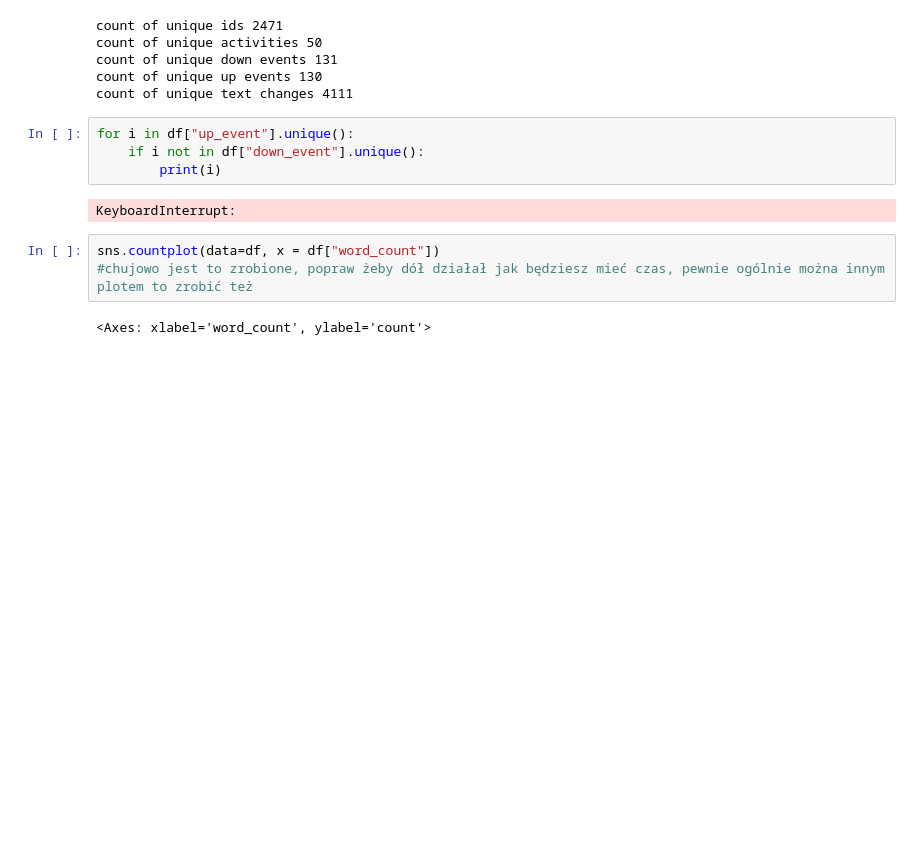
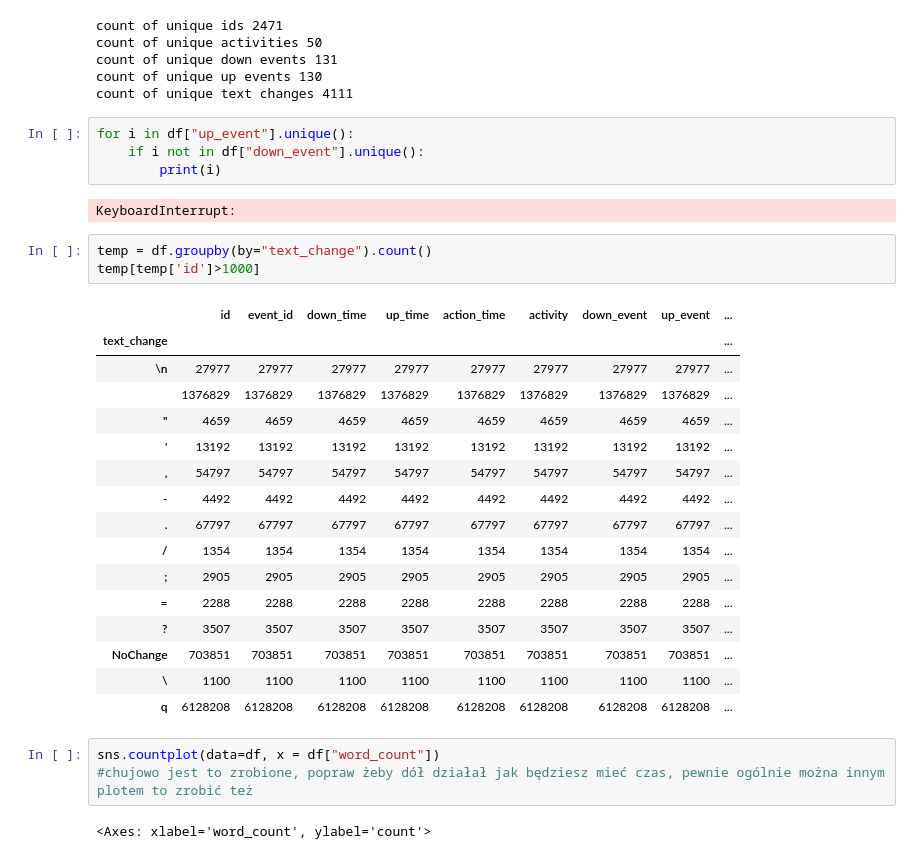
Before and after one commit to PiotrDratwa/Writing_quality_projections, a Jupyter notebook: Linking Writing Processes to Writing Quality.ipynb, the cells around one changed output. Saved outputs shown, nothing was run; the diff lists cells and outputs as text; blank space fills up the shorter version.

```diff
--- a/Linking Writing Processes to Writing Quality.ipynb
+++ b/Linking Writing Processes to Writing Quality.ipynb
@@ -96,6 +96,26 @@ for i in df["up_event"].unique():
         print(i)
 # %% [output]
 KeyboardInterrupt:
+# %%
+temp = df.groupby(by="text_change").count()
+temp[temp['id']>1000]
+# %% [output]
+|  | id | event_id | down_time | up_time | action_time | activity | down_event | up_event | ... |
+| text_change |  |  |  |  |  |  |  |  | ... |
+| \n | 27977 | 27977 | 27977 | 27977 | 27977 | 27977 | 27977 | 27977 | ... |
+|  | 1376829 | 1376829 | 1376829 | 1376829 | 1376829 | 1376829 | 1376829 | 1376829 | ... |
+| " | 4659 | 4659 | 4659 | 4659 | 4659 | 4659 | 4659 | 4659 | ... |
+| ' | 13192 | 13192 | 13192 | 13192 | 13192 | 13192 | 13192 | 13192 | ... |
+| , | 54797 | 54797 | 54797 | 54797 | 54797 | 54797 | 54797 | 54797 | ... |
+| - | 4492 | 4492 | 4492 | 4492 | 4492 | 4492 | 4492 | 4492 | ... |
+| . | 67797 | 67797 | 67797 | 67797 | 67797 | 67797 | 67797 | 67797 | ... |
+| / | 1354 | 1354 | 1354 | 1354 | 1354 | 1354 | 1354 | 1354 | ... |
+| ; | 2905 | 2905 | 2905 | 2905 | 2905 | 2905 | 2905 | 2905 | ... |
+| = | 2288 | 2288 | 2288 | 2288 | 2288 | 2288 | 2288 | 2288 | ... |
+| ? | 3507 | 3507 | 3507 | 3507 | 3507 | 3507 | 3507 | 3507 | ... |
+| NoChange | 703851 | 703851 | 703851 | 703851 | 703851 | 703851 | 703851 | 703851 | ... |
+| \ | 1100 | 1100 | 1100 | 1100 | 1100 | 1100 | 1100 | 1100 | ... |
+| q | 6128208 | 6128208 | 6128208 | 6128208 | 6128208 | 6128208 | 6128208 | 6128208 | ... |
 # %%
 sns.countplot(data=df, x = df["word_count"])
 #chujowo jest to zrobione, popraw żeby dół działał jak będziesz mieć czas, pewnie ogólnie można innym plotem to zrobić też
```
Also changed, not shown: parts of 12 cells of this notebook.
